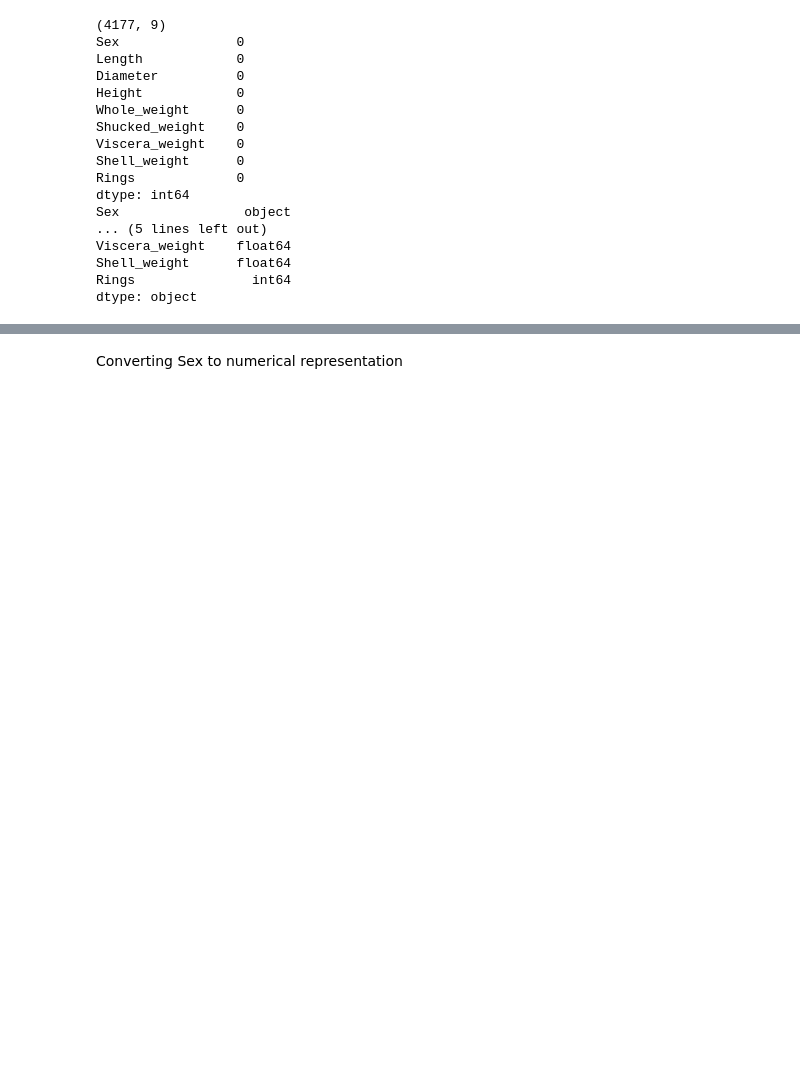
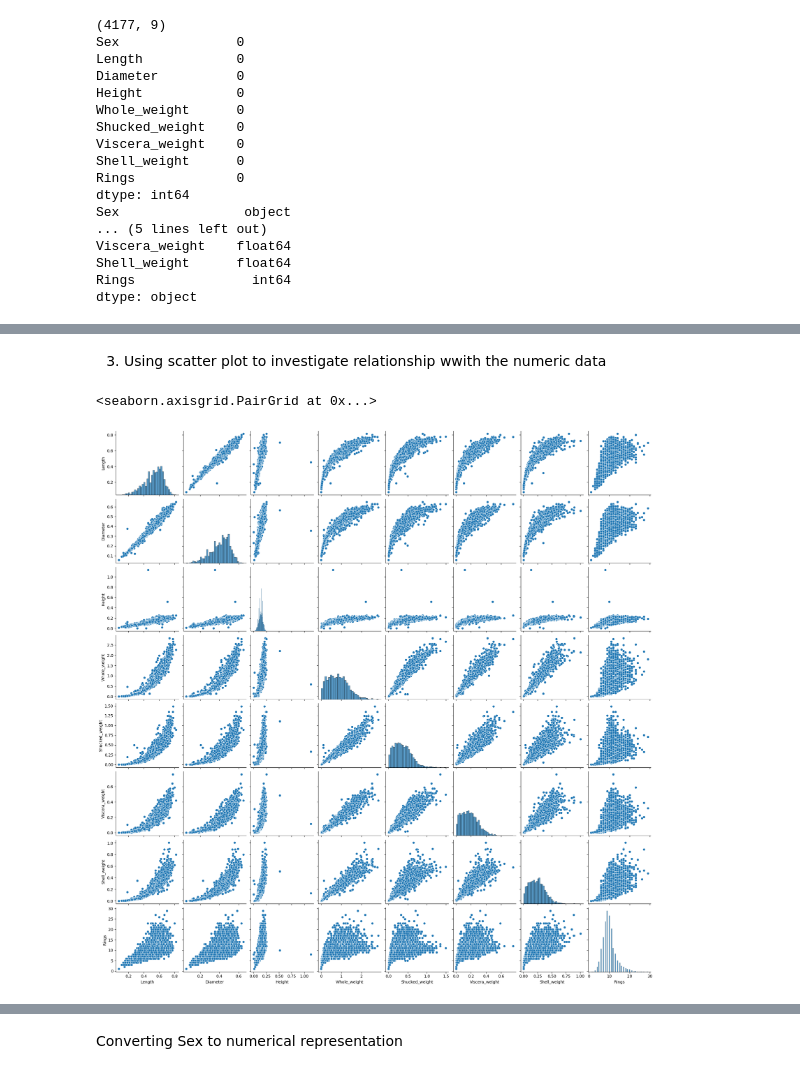
Before and after one commit to chikeorah/ML, a Jupyter notebook: abalone-ML.ipynb, the cells around one changed output, grey strips where cells are left out. Drawn from its saved outputs; the diff is of its cells as text; code cells hidden in the pictures; blank space fills up the shorter version.

```diff
--- a/abalone-ML.ipynb
+++ b/abalone-ML.ipynb
@@ -76,0 +70,8 @@ plt.xticks(rotation=45)
+# %% [markdown]
+3. Using scatter plot to investigate relationship wwith the numeric data
+# %%
+#use seaborn pairplot to plot all the features
+sns.pairplot(abalone_data)
+# %% [output]
+<seaborn.axisgrid.PairGrid at 0x...>
+[figure, added]
```
Also changed, not shown: parts of 11 cells of this notebook, 1 other file.
